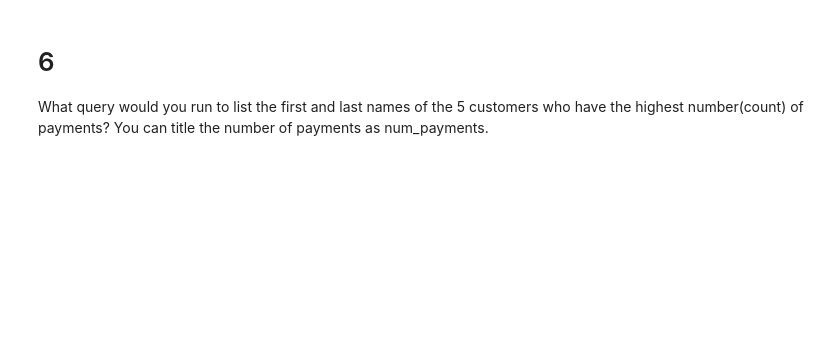
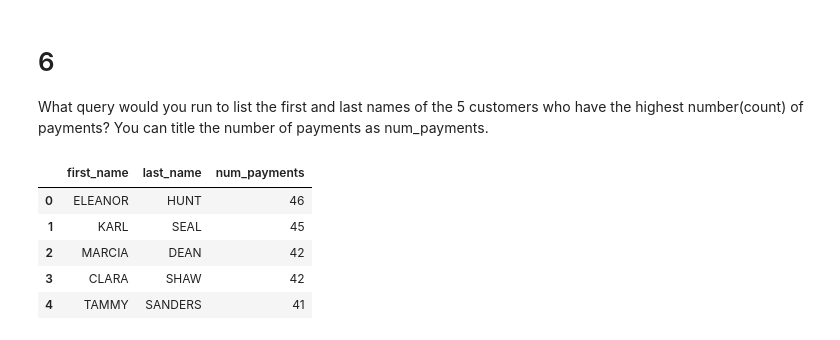
Before and after one commit to kellianneyang/sql, a Jupyter notebook: queries_sakila_core.ipynb, the cells around one changed output. Drawn from its saved outputs; the diff is of its cells as text; code cells hidden in the pictures; blank space fills up the shorter version.

```diff
--- a/queries_sakila_core.ipynb
+++ b/queries_sakila_core.ipynb
@@ -129,0 +193,18 @@ pd.read_sql(q, engine)
+# %%
+q = """
+SELECT cu.first_name, cu.last_name, COUNT(pa.payment_id) AS num_payments
+FROM customer AS cu
+JOIN payment AS pa
+ON cu.customer_id = pa.customer_id
+GROUP BY cu.customer_id
+ORDER BY num_payments DESC
+LIMIT 5;
+"""
+pd.read_sql(q, engine)
+# %% [output]
+|  | first_name | last_name | num_payments |
+| 0 | ELEANOR | HUNT | 46 |
+| 1 | KARL | SEAL | 45 |
+| 2 | MARCIA | DEAN | 42 |
+| 3 | CLARA | SHAW | 42 |
+| 4 | TAMMY | SANDERS | 41 |
```
Also changed, not shown: parts of 8 cells of this notebook.
